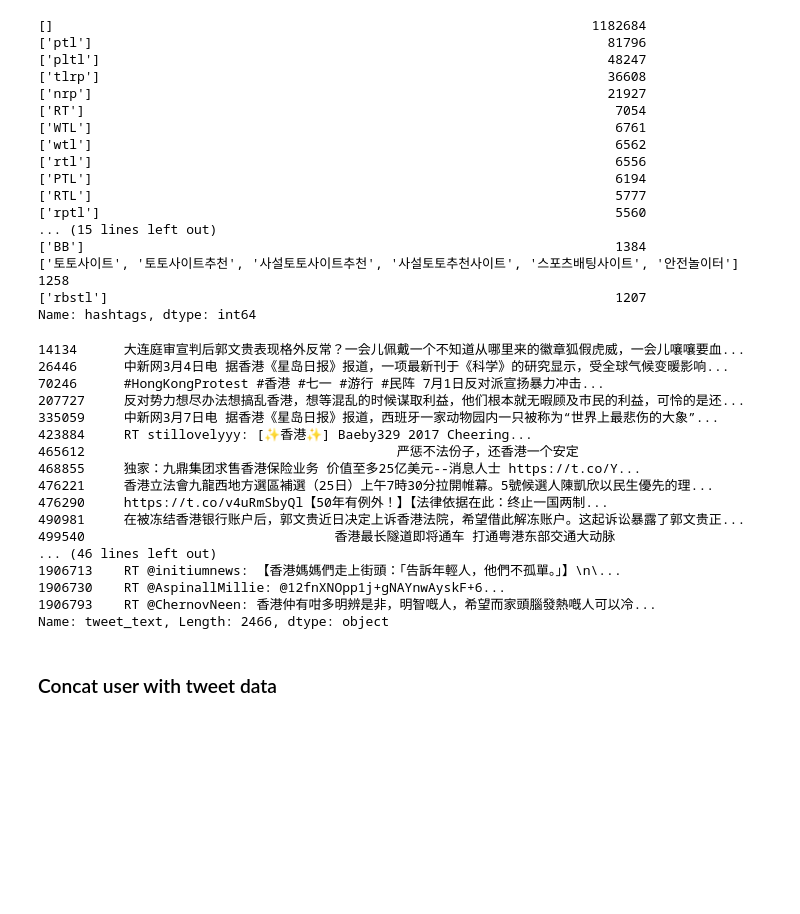
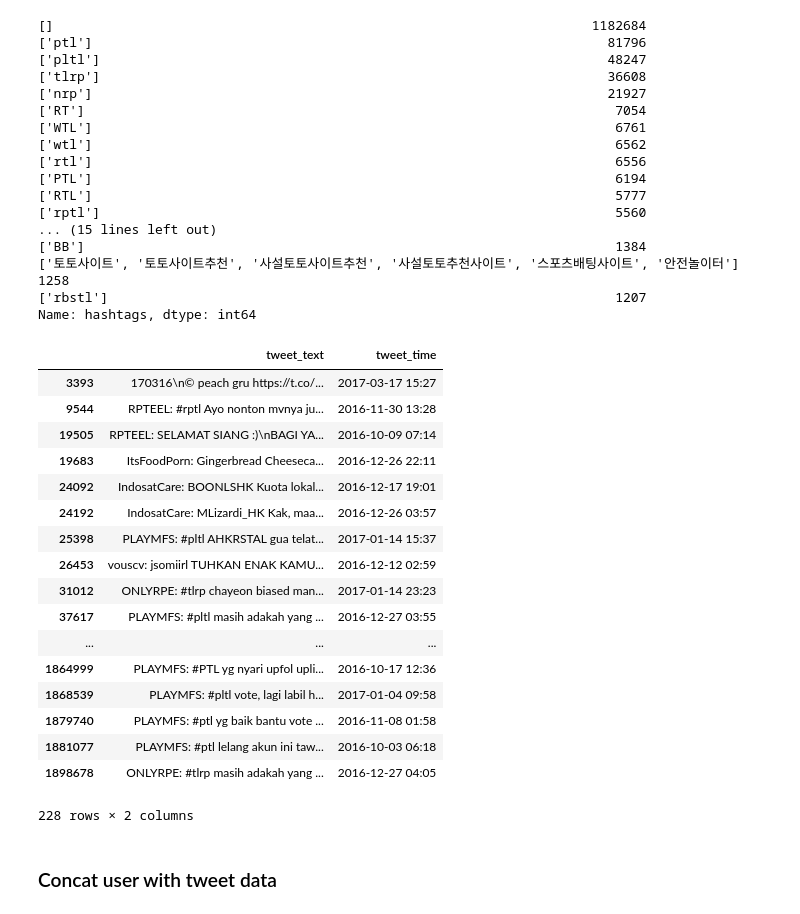
Before and after one commit to Carlping/Information-operations-directed-at-Hong-Kong, a Jupyter notebook: twitter_eda.ipynb, the cells around one changed output. Saved outputs shown, nothing was run; the diff lists cells and outputs as text; code cells hidden in the pictures; blank space fills up the shorter version.

```diff
--- a/twitter_eda.ipynb
+++ b/twitter_eda.ipynb
@@ -173,25 +177,38 @@ tweet['hashtags'].value_counts().sort_values(ascending=False)[:30]
 ['토토사이트', '토토사이트추천', '사설토토사이트추천', '사설토토추천사이트', '스포츠배팅사이트', '안전놀이터']       1258
 ['rbstl']                                                                 1207
 Name: hashtags, dtype: int64
-# %%
-tweet[tweet['tweet_text'].str.contains('香港')]['tweet_text']
-# %% [output]
-14134      大连庭审宣判后郭文贵表现格外反常？一会儿佩戴一个不知道从哪里来的徽章狐假虎威，一会儿嚷嚷要血...
-26446      中新网3月4日电 据香港《星岛日报》报道，一项最新刊于《科学》的研究显示，受全球气候变暖影响...
-70246      #HongKongProtest #香港 #七一 #游行 #民阵 7月1日反对派宣扬暴力冲击...
-207727     反对势力想尽办法想搞乱香港，想等混乱的时候谋取利益，他们根本就无暇顾及市民的利益，可怜的是还...
-335059     中新网3月7日电 据香港《星岛日报》报道，西班牙一家动物园内一只被称为“世界上最悲伤的大象”...
-423884     RT stillovelyyy: [✨香港✨] Baeby329 2017 Cheering...
-465612                                        严惩不法份子，还香港一个安定
-468855     独家：九鼎集团求售香港保险业务 价值至多25亿美元--消息人士 https://t.co/Y...
-476221     香港立法會九龍西地方選區補選（25日）上午7時30分拉開帷幕。5號候選人陳凱欣以民生優先的理...
-476290     https://t.co/v4uRmSbyQl【50年有例外！】【法律依据在此：终止一国两制...
-490981     在被冻结香港银行账户后，郭文贵近日决定上诉香港法院，希望借此解冻账户。这起诉讼暴露了郭文贵正...
-499540                                香港最长隧道即将通车 打通粤港东部交通大动脉
-... (46 lines left out)
-1906713    RT @initiumnews: 【香港媽媽們走上街頭：「告訴年輕人，他們不孤單。」】\n\...
-1906730    RT @AspinallMillie: @12fnXNOpp1j+gNAYnwAyskF+6...
-1906793    RT @ChernovNeen: 香港仲有咁多明辨是非，明智嘅人，希望而家頭腦發熱嘅人可以冷...
-Name: tweet_text, Length: 2466, dtype: object
+# %%
+top10user = ['769790067183190016' ,
+             '206027550',
+'620912741',
+'718766229700227072',
+'791015242448850945',
+'761109495187513344',
+'760761981854883840',
+'158077925',
+'2346026113',
+'363345298']
+
+
+tweet[(tweet['tweet_text'].str.contains('HK'))&(tweet['userid'] == '769790067183190016')][['tweet_text', 'tweet_time']]
+# %% [output]
+|  | tweet_text | tweet_time |
+| 3393 | 170316\n© peach gru https://t.co/... | 2017-03-17 15:27 |
+| 9544 | RPTEEL: #rptl Ayo nonton mvnya ju... | 2016-11-30 13:28 |
+| 19505 | RPTEEL: SELAMAT SIANG :)\nBAGI YA... | 2016-10-09 07:14 |
+| 19683 | ItsFoodPorn: Gingerbread Cheeseca... | 2016-12-26 22:11 |
+| 24092 | IndosatCare: BOONLSHK Kuota lokal... | 2016-12-17 19:01 |
+| 24192 | IndosatCare: MLizardi_HK Kak, maa... | 2016-12-26 03:57 |
+| 25398 | PLAYMFS: #pltl AHKRSTAL gua telat... | 2017-01-14 15:37 |
+| 26453 | vouscv: jsomiirl TUHKAN ENAK KAMU... | 2016-12-12 02:59 |
+| 31012 | ONLYRPE: #tlrp chayeon biased man... | 2017-01-14 23:23 |
+| 37617 | PLAYMFS: #pltl masih adakah yang ... | 2016-12-27 03:55 |
+| ... | ... | ... |
+| 1864999 | PLAYMFS: #PTL yg nyari upfol upli... | 2016-10-17 12:36 |
+| 1868539 | PLAYMFS: #pltl vote, lagi labil h... | 2017-01-04 09:58 |
+| 1879740 | PLAYMFS: #ptl yg baik bantu vote ... | 2016-11-08 01:58 |
+| 1881077 | PLAYMFS: #ptl lelang akun ini taw... | 2016-10-03 06:18 |
+| 1898678 | ONLYRPE: #tlrp masih adakah yang ... | 2016-12-27 04:05 |
+228 rows × 2 columns
 # %% [markdown]
 ### Concat user with tweet data
```
Also changed, not shown: parts of 1 cell of this notebook.
